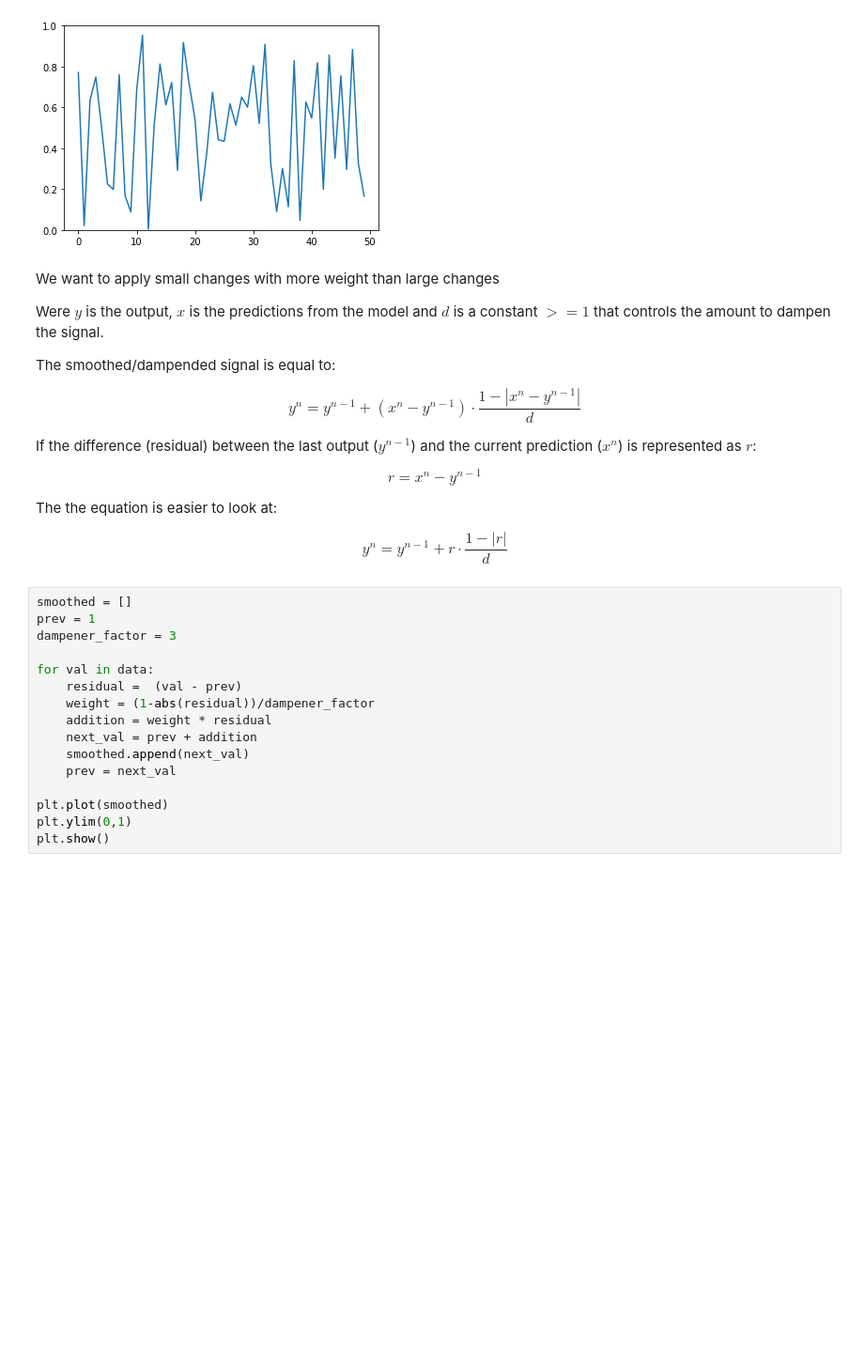
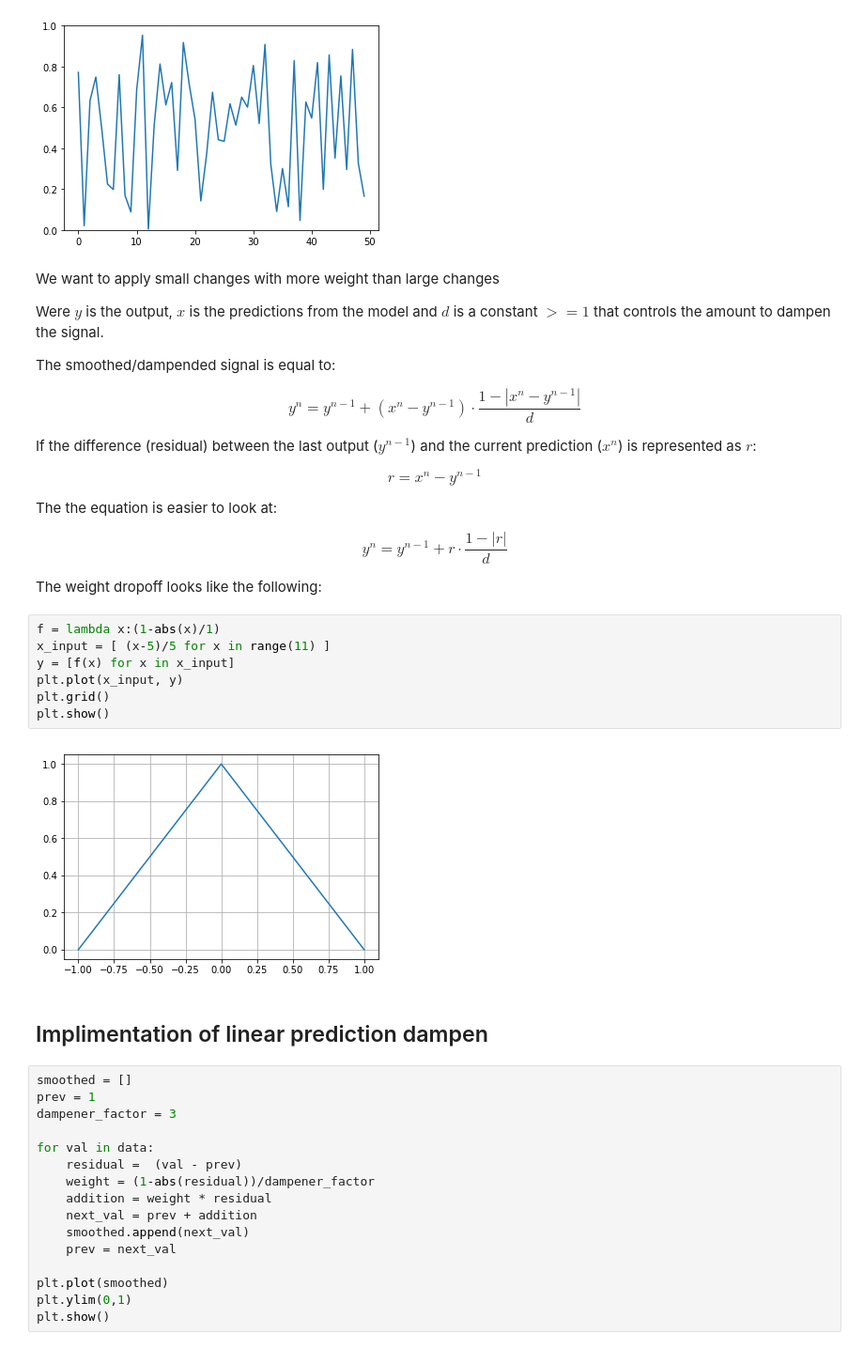
Before and after one commit to ZackAkil/robo-videographer-app, a Jupyter notebook: misc/Dampend prediction volitility.ipynb, the cells around one changed output. Shown at 94% size. Cells and saved outputs as stored; diff of their text form; blank space fills up the shorter version.

```diff
--- a/misc/Dampend prediction volitility.ipynb
+++ b/misc/Dampend prediction volitility.ipynb
@@ -26,6 +29,19 @@ $$ r = x^{n}-y^{n-1} $$
 The the equation is easier to look at:
 
 $$y^{n} = y^{n-1} + r\cdot \frac{1-\left | r  \right |}{d}$$
+
+The weight dropoff looks like the following:
+# %%
+f = lambda x:(1-abs(x)/1)
+x_input = [ (x-5)/5 for x in range(11) ]
+y = [f(x) for x in x_input]
+plt.plot(x_input, y)
+plt.grid()
+plt.show()
+# %% [output]
+[figure, added]
+# %% [markdown]
+## Implimentation of linear prediction dampen
 # %%
 smoothed = []
 prev = 1
```
Also changed, not shown: parts of 5 cells of this notebook.
